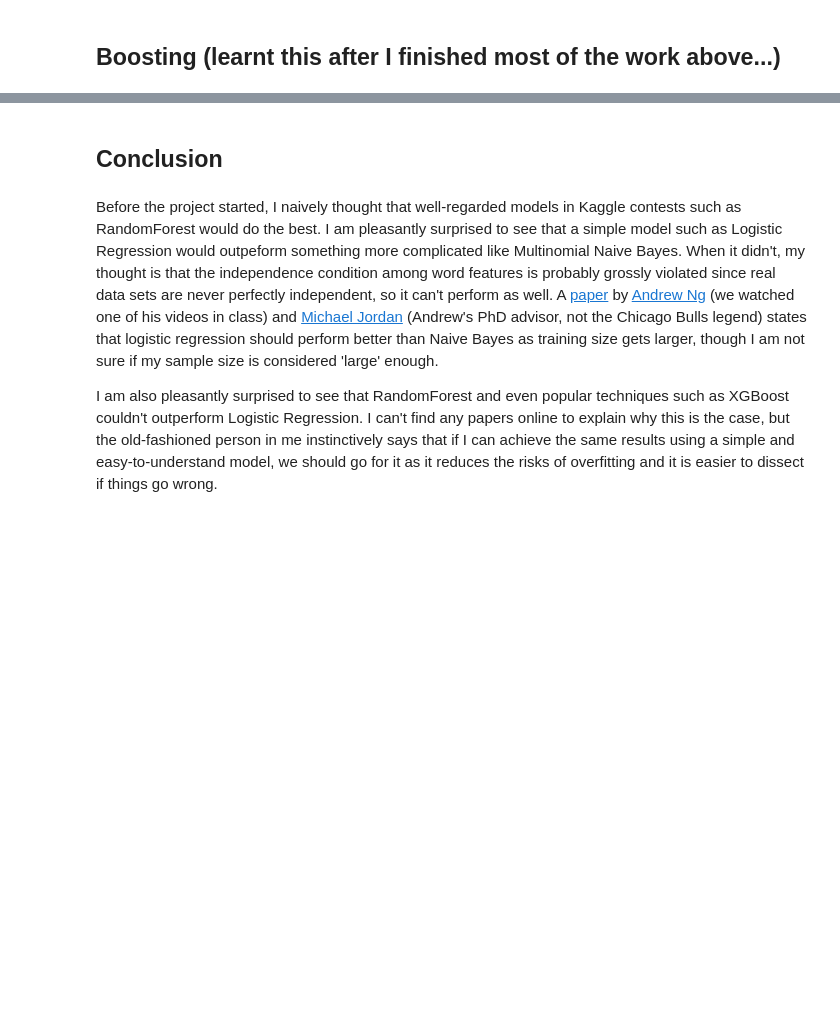
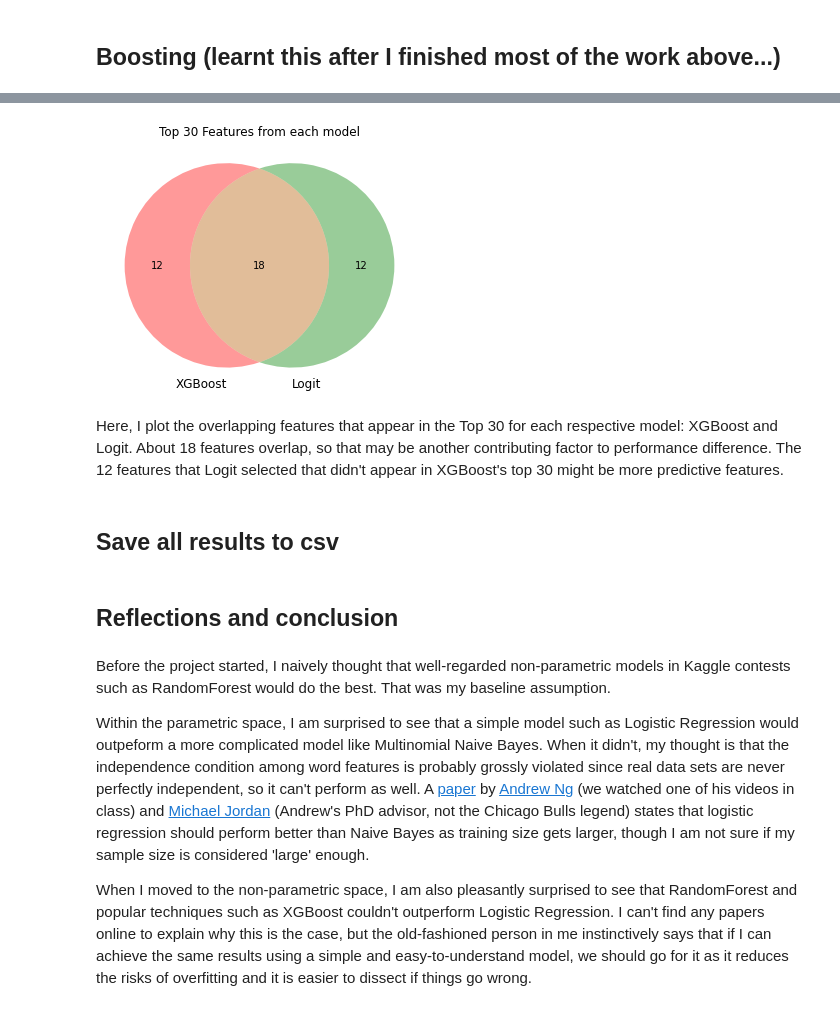
Before and after one commit to ngwtl/DSI-SG-24-projects, a Jupyter notebook: project_3/code/ethan-project-3-code.ipynb, the cells around one changed output, grey strips where cells are left out. Saved outputs shown, nothing was run; the diff lists cells and outputs as text; code cells hidden in the pictures; blank space fills up the shorter version.

Commit message:
Final update to Project 3

```diff
--- a/project_3/code/ethan-project-3-code.ipynb
+++ b/project_3/code/ethan-project-3-code.ipynb
@@ -2659,0 +2767,16 @@ This seems to imply that more complicated or more in-vogue models do not necessa
+# %%
+venn2(
+    [
+        set(df_gini.head(30).Features),
+        set(df_coef.sort_values('abs', ascending = False).head(30).Features)
+    ],
+    set_labels = (f'XGBoost', f'Logit')
+)
+plt.title('Top 30 Features from each model')
+plt.tight_layout()
+# %% [output]
+[figure, added]
+# %% [markdown]
+Here, I plot the overlapping features that appear in the Top 30 for each respective model: XGBoost and Logit. About 18 features overlap, so that may be another contributing factor to performance difference. The 12 features that Logit selected that didn't appear in XGBoost's top 30 might be more predictive features.
+# %% [markdown]
+## Save all results to csv
@@ -2660,6 +2786,8 @@ This seems to imply that more complicated or more in-vogue models do not necessa
 # %% [markdown]
-## Conclusion
+## Reflections and conclusion
 # %% [markdown]
-Before the project started, I naively thought that well-regarded models in Kaggle contests such as RandomForest would do the best. I am pleasantly surprised to see that a simple model such as Logistic Regression would outpeform something more complicated like Multinomial Naive Bayes. When it didn't, my thought is that the independence condition among word features is probably grossly violated since real data sets are never perfectly independent, so it can't perform as well. A [paper](http://ai.stanford.edu/~ang/papers/nips01-discriminativegenerative.pdf) by [Andrew Ng](https://en.wikipedia.org/wiki/Andrew_Ng) (we watched one of his videos in class) and [Michael Jordan](https://en.wikipedia.org/wiki/Michael_I._Jordan) (Andrew's PhD advisor, not the Chicago Bulls legend) states that logistic regression should perform better than Naive Bayes as training size gets larger, though I am not sure if my sample size is considered 'large' enough.
+Before the project started, I naively thought that well-regarded non-parametric models in Kaggle contests such as RandomForest would do the best. That was my baseline assumption.
 
-I am also pleasantly surprised to see that RandomForest and even popular techniques such as XGBoost couldn't outperform Logistic Regression. I can't find any papers online to explain why this is the case, but the old-fashioned person in me instinctively says that if I can achieve the same results using a simple and easy-to-understand model, we should go for it as it reduces the risks of overfitting and it is easier to dissect if things go wrong.
+Within the parametric space, I am surprised to see that a simple model such as Logistic Regression would outpeform a more complicated model like Multinomial Naive Bayes. When it didn't, my thought is that the independence condition among word features is probably grossly violated since real data sets are never perfectly independent, so it can't perform as well. A [paper](http://ai.stanford.edu/~ang/papers/nips01-discriminativegenerative.pdf) by [Andrew Ng](https://en.wikipedia.org/wiki/Andrew_Ng) (we watched one of his videos in class) and [Michael Jordan](https://en.wikipedia.org/wiki/Michael_I._Jordan) (Andrew's PhD advisor, not the Chicago Bulls legend) states that logistic regression should perform better than Naive Bayes as training size gets larger, though I am not sure if my sample size is considered 'large' enough.
+
+When I moved to the non-parametric space, I am also pleasantly surprised to see that RandomForest and popular techniques such as XGBoost couldn't outperform Logistic Regression. I can't find any papers online to explain why this is the case, but the old-fashioned person in me instinctively says that if I can achieve the same results using a simple and easy-to-understand model, we should go for it as it reduces the risks of overfitting and it is easier to dissect if things go wrong.
```
Also changed, not shown: parts of 90 cells of this notebook, 4 other files.
